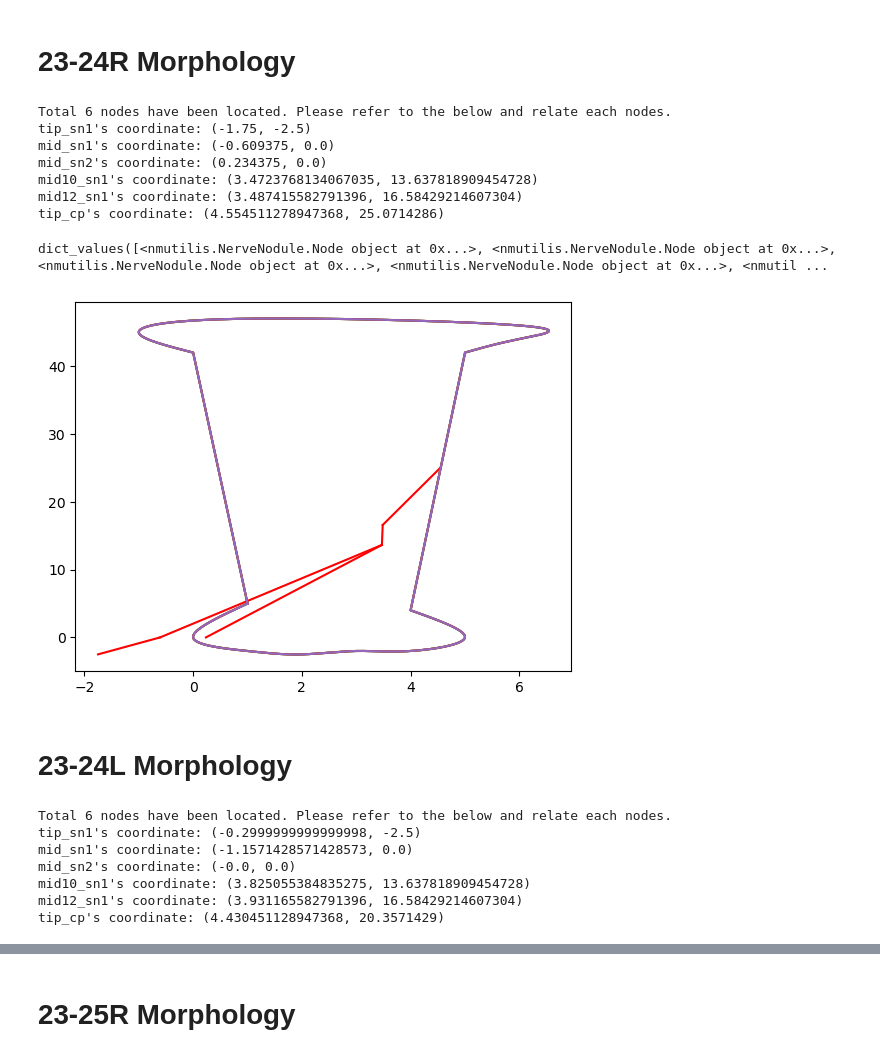
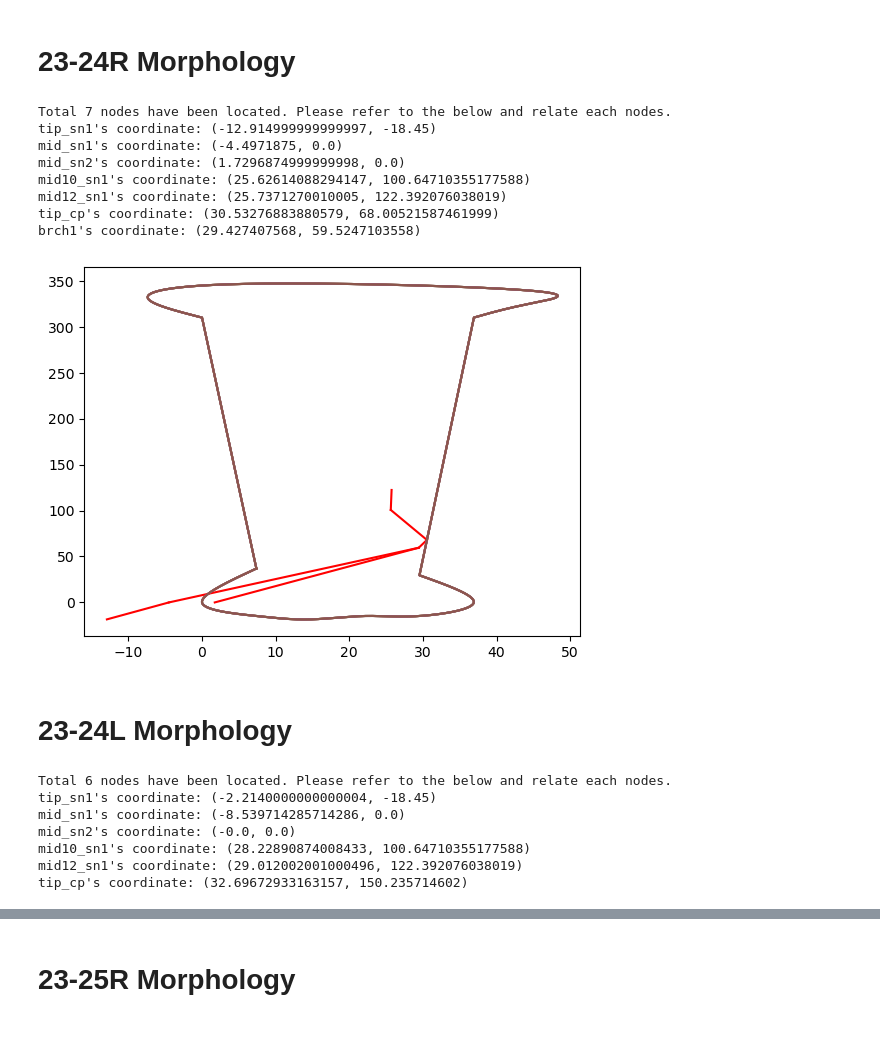
Before and after one commit to ChooYeonseo/Nerve-Morphology-2.0, a Jupyter notebook: NM2-tutorial.ipynb, the cells around one changed output, grey strips where cells are left out. Drawn from its saved outputs; the diff is of its cells as text; code cells hidden in the pictures.

```diff
--- a/NM2-tutorial.ipynb
+++ b/NM2-tutorial.ipynb
@@ -14,6 +32,7 @@ from nmutilis.NerveNodule import Nerve, Node
 # %%
 code_list = list(raw_dict.keys())
-a = Bone(1, 2000)
+scale = 1 * 36.9 / 5
+a = Bone(scale, 2000)
 code_list
 # %% [output]
 ['23-21R',
@@ -445,32 +425,33 @@ dict_values([<nmutilis.NerveNodule.Node object at 0x...>, <nmutilis.NerveNodule.
 code = code_list[10]
 N23_24R = Nerve(code, raw_data=raw_dict[code], helper_data=helper_dict[code], bone=a)
 # %% [output]
-Total 6 nodes have been located. Please refer to the below and relate each nodes.
-tip_sn1's coordinate: (-1.75, -2.5)
-mid_sn1's coordinate: (-0.609375, 0.0)
-mid_sn2's coordinate: (0.234375, 0.0)
-mid10_sn1's coordinate: (3.4723768134067035, 13.637818909454728)
-mid12_sn1's coordinate: (3.487415582791396, 16.58429214607304)
-tip_cp's coordinate: (4.554511278947368, 25.0714286)
+Total 7 nodes have been located. Please refer to the below and relate each nodes.
+tip_sn1's coordinate: (-12.914999999999997, -18.45)
+mid_sn1's coordinate: (-4.4971875, 0.0)
+mid_sn2's coordinate: (1.7296874999999998, 0.0)
+mid10_sn1's coordinate: (25.62614088294147, 100.64710355177588)
+mid12_sn1's coordinate: (25.7371270010005, 122.392076038019)
+tip_cp's coordinate: (30.53276883880579, 68.00521587461999)
+brch1's coordinate: (29.427407568, 59.5247103558)
 # %%
-N23_24R.add_relation('tip_cp', 'mid12_sn1')
 N23_24R.add_relation('mid12_sn1', 'mid10_sn1')
-N23_24R.add_relation('mid10_sn1', 'mid_sn1')
-N23_24R.add_relation('mid10_sn1', 'mid_sn2')
+N23_24R.add_relation('mid10_sn1', 'tip_cp')
+N23_24R.add_relation('tip_cp', 'brch1')
+N23_24R.add_relation('brch1', 'mid_sn1')
+N23_24R.add_relation('brch1', 'mid_sn2')
 N23_24R.add_relation('mid_sn1', 'tip_sn1')
 
 
 
 lines = N23_24R.get_branch_lines()
 for line in lines:
     plt.plot(line[:,0], line[:,1], color='red')
     plt.plot(a.x, a.y)
 plt.show()
 
 Nerve_list.append(N23_24R)
 # %% [output]
-dict_values([<nmutilis.NerveNodule.Node object at 0x...>, <nmutilis.NerveNodule.Node object at 0x...>, <nmutilis.NerveNodule.Node object at 0x...>, <nmutilis.NerveNodule.Node object at 0x...>, <nmutil ...
-[figure, old version]
+[figure, new version]
 # %% [markdown]
 # 23-24L Morphology
 # %%
@@ -478,12 +459,12 @@ code = code_list[11]
 N23_24L = Nerve(code, raw_data=raw_dict[code], helper_data=helper_dict[code], bone=a)
 # %% [output]
 Total 6 nodes have been located. Please refer to the below and relate each nodes.
-tip_sn1's coordinate: (-0.2999999999999998, -2.5)
-mid_sn1's coordinate: (-1.1571428571428573, 0.0)
+tip_sn1's coordinate: (-2.2140000000000004, -18.45)
+mid_sn1's coordinate: (-8.539714285714286, 0.0)
 mid_sn2's coordinate: (-0.0, 0.0)
-mid10_sn1's coordinate: (3.825055384835275, 13.637818909454728)
-mid12_sn1's coordinate: (3.931165582791396, 16.58429214607304)
-tip_cp's coordinate: (4.430451128947368, 20.3571429)
+mid10_sn1's coordinate: (28.22890874008433, 100.64710355177588)
+mid12_sn1's coordinate: (29.012002001000496, 122.392076038019)
+tip_cp's coordinate: (32.69672933163157, 150.235714602)
 # %%
 N23_24L.add_relation('tip_cp', 'mid12_sn1')
 N23_24L.add_relation('mid12_sn1', 'mid10_sn1')
```
Also changed, not shown: parts of 45 cells of this notebook, 44 other files.
